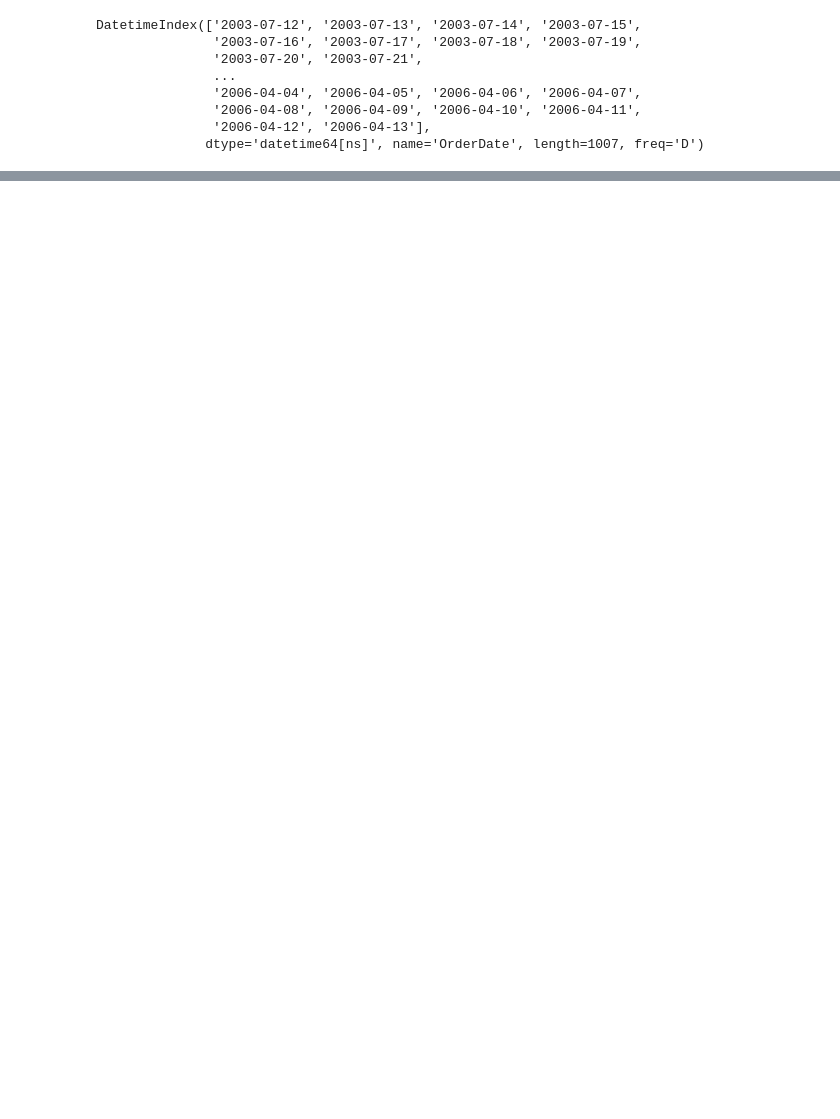
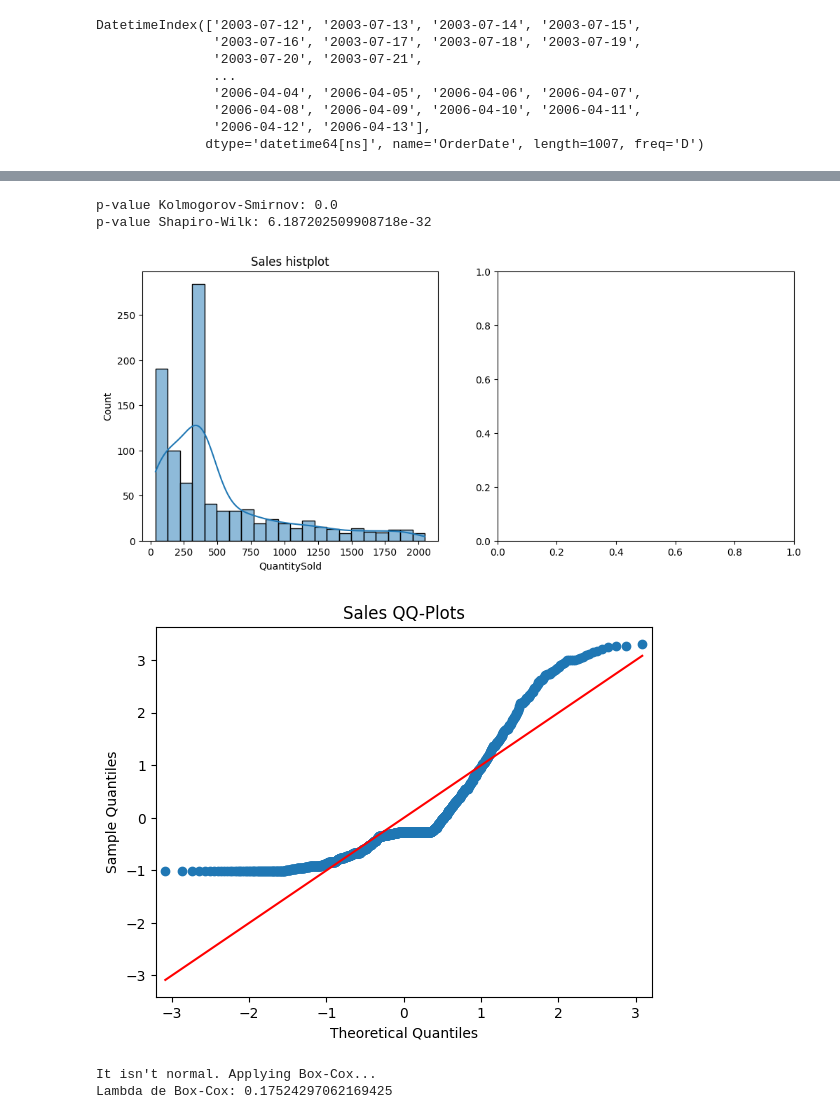
Before and after one commit to carlotagordillo2/final-proyect, a Jupyter notebook: ML/stock_function.ipynb, the cells around one changed output, grey strips where cells are left out. Cells and saved outputs as stored; diff of their text form; code cells hidden in the pictures; blank space fills up the shorter version.

```diff
--- a/ML/stock_function.ipynb
+++ b/ML/stock_function.ipynb
@@ -152,0 +264,9 @@ DatetimeIndex(['2003-07-12', '2003-07-13', '2003-07-14', '2003-07-15',
+# %%
+sales = f.normality_study(sales)
+# %% [output]
+p-value Kolmogorov-Smirnov: 0.0
+p-value Shapiro-Wilk: 6.187202509908718e-32
+[figure, added]
+[figure, added]
+It isn't normal. Applying Box-Cox...
+Lambda de Box-Cox: 0.17524297062169425
```
Also changed, not shown: parts of 17 cells of this notebook, 3 other files.
